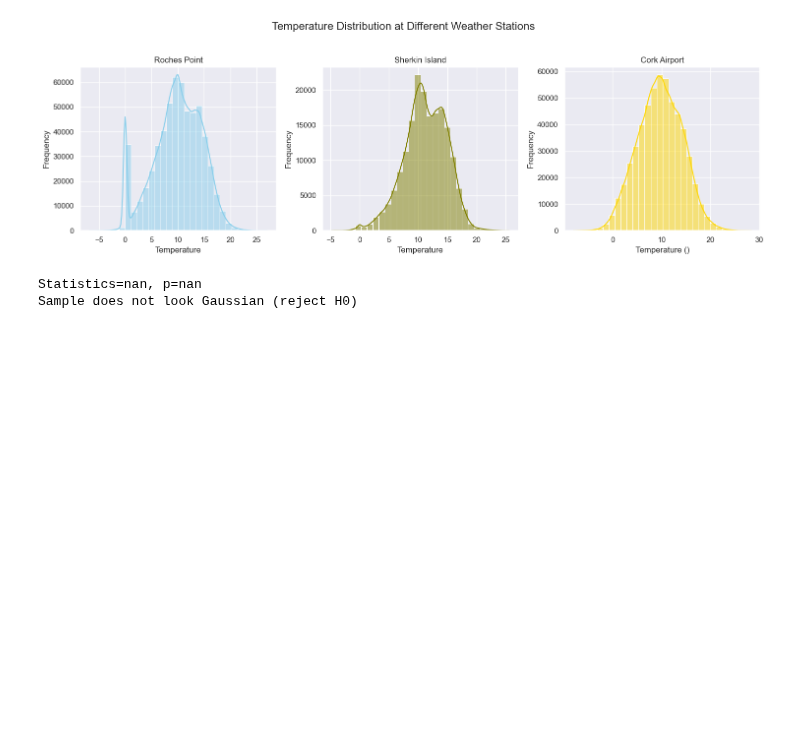
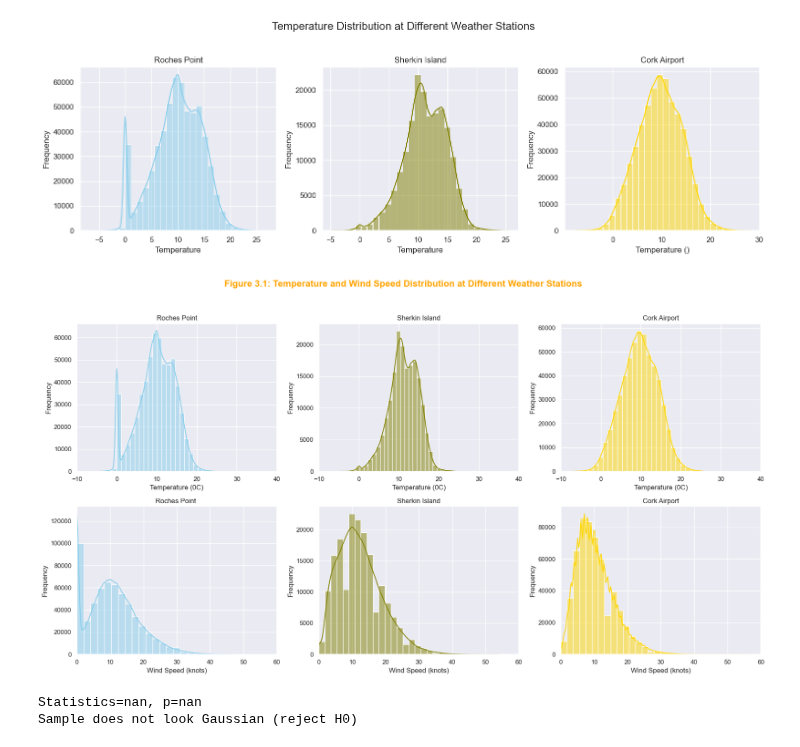
Before and after one commit to Laura6826/PFDA-project, a Jupyter notebook: wind_project.ipynb, the cells around one changed output. Drawn from its saved outputs; the diff is of its cells as text; code cells hidden in the pictures; blank space fills up the shorter version.

Commit message:
Histograms for normality

```diff
--- a/wind_project.ipynb
+++ b/wind_project.ipynb
@@ -310,7 +312,7 @@ import matplotlib.pyplot as plt
 
 # Set the theme for the plots
 sns.set_theme(style="darkgrid")
-fig, axs = plt.subplots(3, 3, figsize=(18, 10))
+fig, axs = plt.subplots(2, 3, figsize=(18, 10))
 
 # Plot histograms for temperature
 sns.histplot(data=dfrp, x="temp", kde=True, color="skyblue", bins=30, ax=axs[0, 0])
@@ -329,35 +331,36 @@ sns.histplot(data=dfca, x="temp", kde=True, color="gold", bins=30, ax=axs[0, 2])
 axs[0, 2].set_title('Cork Airport')
 axs[0, 2].set_xlabel('Temperature (0C)')
 axs[0, 2].set_ylabel('Frequency')
 axs[0, 2].set_xlim(-10, 40)
 
 # Plot histograms for wind speed
 sns.histplot(data=dfrp, x="wdsp", kde=True, color="skyblue", bins=30, ax=axs[1, 0])
 axs[1, 0].set_title('Roches Point ')
 axs[1, 0].set_xlabel('Wind Speed (knots)')
 axs[1, 0].set_ylabel('Frequency')
 axs[1, 0].set_xlim(0, 60)
 
 sns.histplot(data=dfs, x="wdsp", kde=True, color="olive", bins=30, ax=axs[1, 1])
 axs[1, 1].set_title('Sherkin Island')
 axs[1, 1].set_xlabel('Wind Speed (knots)')
 axs[1, 1].set_ylabel('Frequency')
 axs[1, 1].set_xlim(0, 60)
 
 sns.histplot(data=dfca, x="wdsp", kde=True, color="gold", bins=30, ax=axs[1, 2])
 axs[1, 2].set_title('Cork Airport')
 axs[1, 2].set_xlabel('Wind Speed (knots)')
 axs[1, 2].set_ylabel('Frequency')
 axs[1, 2].set_xlim(0, 60)
 
-#plot histograms for
 
 # Add an overall title to the figure
-fig.suptitle('Temperature and Wind Speed Distribution at Different Weather Stations', fontsize=18)
+fig.suptitle('Figure 3.1: Temperature and Wind Speed Distribution at Different Weather Stations', fontsize=16, fontweight='bold', color= 'orange')
 
 # Show the plot
 plt.tight_layout(rect=[0, 0, 1, 0.95])
 plt.show()
+# %% [output]
+[figure, added]
 # %%
 # Create Q-Q plotsto assess data normallity.
 import seaborn as sns
```
Also changed, not shown: parts of 6 cells of this notebook, 1 other file.
